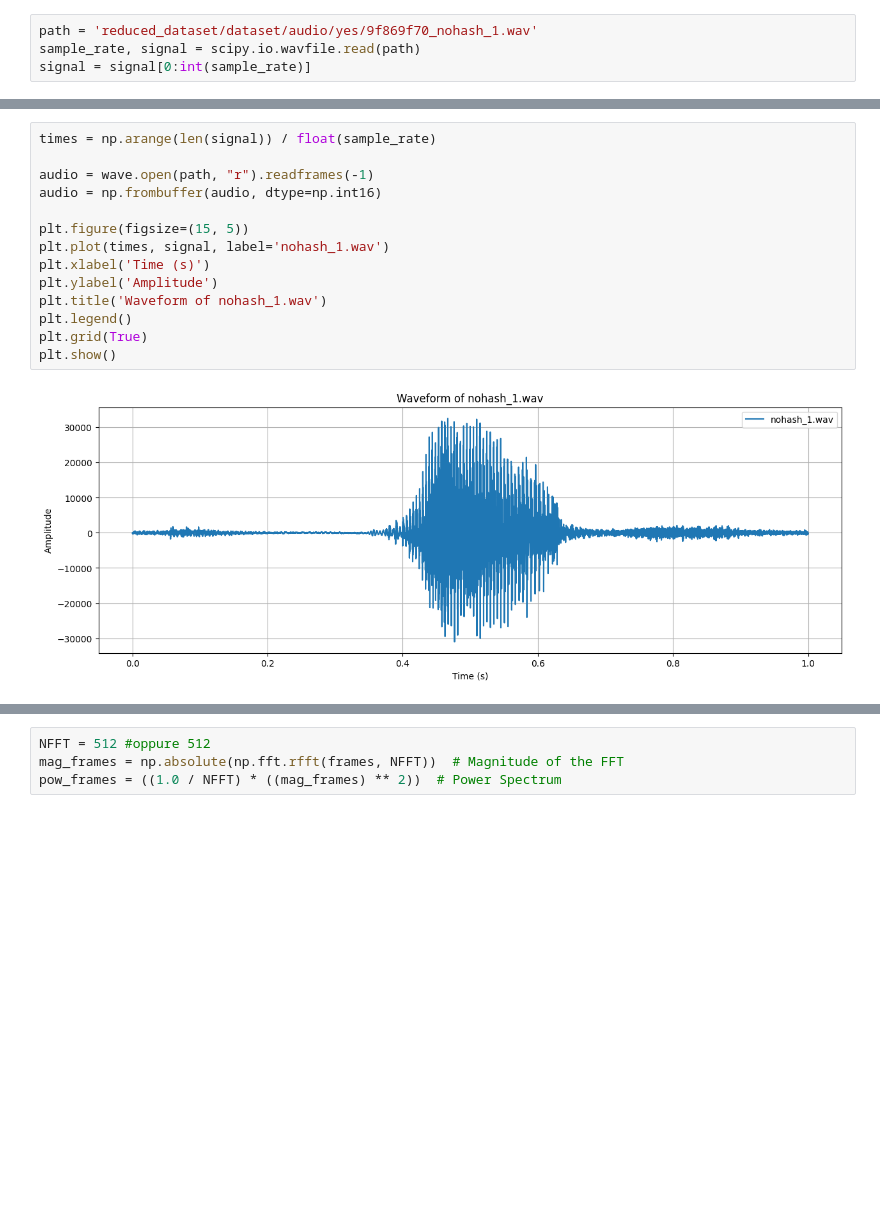
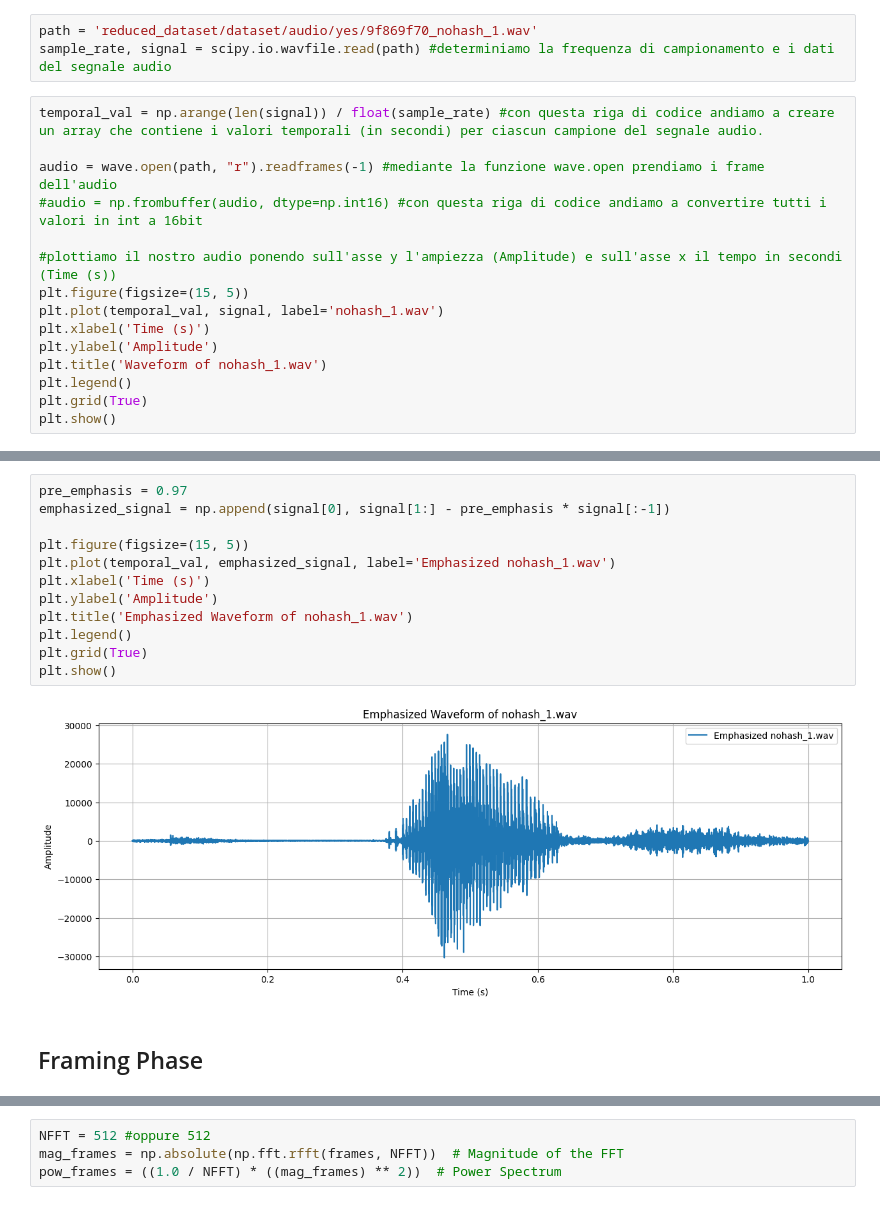
Before and after one commit to HiImGabry/speech-recognition-representation-unica-dl, a Jupyter notebook: Filter_Banks.ipynb, the cells around one changed output, grey strips where cells are left out. Cells and saved outputs as stored; diff of their text form; blank space fills up the shorter version.

```diff
--- a/Filter_Banks.ipynb
+++ b/Filter_Banks.ipynb
@@ -34,4 +64,18 @@ mv: cannot overwrite non-directory '../reduced_dataset' with directory 'reduced_
 # %%
 path = 'reduced_dataset/dataset/audio/yes/9f869f70_nohash_1.wav'
-sample_rate, signal = scipy.io.wavfile.read(path)
-signal = signal[0:int(sample_rate)]
+sample_rate, signal = scipy.io.wavfile.read(path) #determiniamo la frequenza di campionamento e i dati del segnale audio
+# %%
+temporal_val = np.arange(len(signal)) / float(sample_rate) #con questa riga di codice andiamo a creare un array che contiene i valori temporali (in secondi) per ciascun campione del segnale audio.
+
+audio = wave.open(path, "r").readframes(-1) #mediante la funzione wave.open prendiamo i frame dell'audio
+#audio = np.frombuffer(audio, dtype=np.int16) #con questa riga di codice andiamo a convertire tutti i valori in int a 16bit
+
+#plottiamo il nostro audio ponendo sull'asse y l'ampiezza (Amplitude) e sull'asse x il tempo in secondi (Time (s))
+plt.figure(figsize=(15, 5))
+plt.plot(temporal_val, signal, label='nohash_1.wav')
+plt.xlabel('Time (s)')
+plt.ylabel('Amplitude')
+plt.title('Waveform of nohash_1.wav')
+plt.legend()
+plt.grid(True)
+plt.show()
@@ -38,16 +99,16 @@ signal = signal[0:int(sample_rate)]
 # %%
-times = np.arange(len(signal)) / float(sample_rate)
-
-audio = wave.open(path, "r").readframes(-1)
-audio = np.frombuffer(audio, dtype=np.int16)
+pre_emphasis = 0.97
+emphasized_signal = np.append(signal[0], signal[1:] - pre_emphasis * signal[:-1])
 
 plt.figure(figsize=(15, 5))
-plt.plot(times, signal, label='nohash_1.wav')
+plt.plot(temporal_val, emphasized_signal, label='Emphasized nohash_1.wav')
 plt.xlabel('Time (s)')
 plt.ylabel('Amplitude')
-plt.title('Waveform of nohash_1.wav')
+plt.title('Emphasized Waveform of nohash_1.wav')
 plt.legend()
 plt.grid(True)
 plt.show()
 # %% [output]
-[figure, old version]
+[figure, new version]
+# %% [markdown]
+## Framing Phase
```
Also changed, not shown: parts of 19 cells of this notebook.
